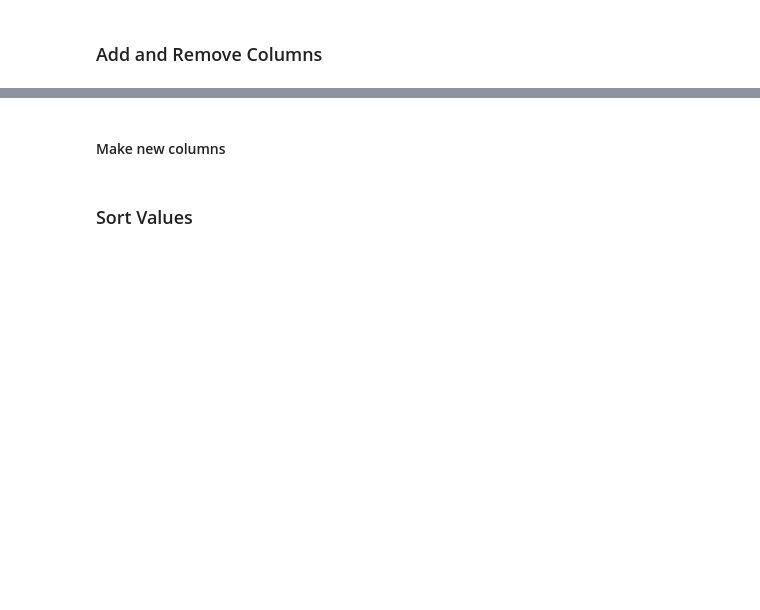
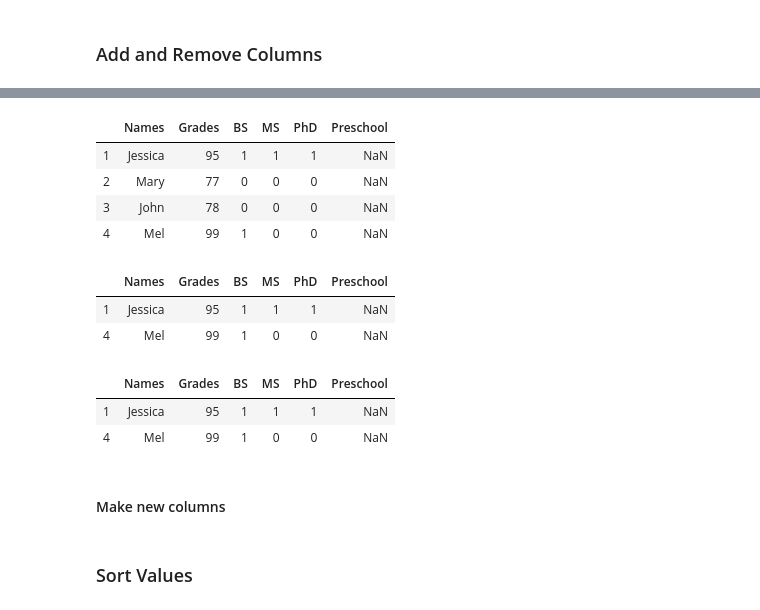
Before and after one commit to mc-data-analytics/Intro_DataAnalytics_archived2020.06.21, a Jupyter notebook: Module 1.3 - Data Manipulation.ipynb, the cells around one changed output, grey strips where cells are left out. Saved outputs shown, nothing was run; the diff lists cells and outputs as text; code cells hidden in the pictures; blank space fills up the shorter version.

```diff
--- a/Module 1.3 - Data Manipulation.ipynb
+++ b/Module 1.3 - Data Manipulation.ipynb
@@ -132,0 +259,24 @@ df.dropna(axis=1, how='all')
+# %%
+# Example 1: index position number
+df.drop(df.index[0], inplace = True)
+df.head()
+# %% [output]
+|  | Names | Grades | BS | MS | PhD | Preschool |
+| 1 | Jessica | 95 | 1 | 1 | 1 | NaN |
+| 2 | Mary | 77 | 0 | 0 | 0 | NaN |
+| 3 | John | 78 | 0 | 0 | 0 | NaN |
+| 4 | Mel | 99 | 1 | 0 | 0 | NaN |
+# %%
+# Example 2: a range of index position numbers, las number is not inclusive
+df.drop(df.index[1:3], inplace = True)
+df.head()
+# %% [output]
+|  | Names | Grades | BS | MS | PhD | Preschool |
+| 1 | Jessica | 95 | 1 | 1 | 1 | NaN |
+| 4 | Mel | 99 | 1 | 0 | 0 | NaN |
+# %%
+df.head()
+# %% [output]
+|  | Names | Grades | BS | MS | PhD | Preschool |
+| 1 | Jessica | 95 | 1 | 1 | 1 | NaN |
+| 4 | Mel | 99 | 1 | 0 | 0 | NaN |
```
Also changed, not shown: parts of 31 cells of this notebook.
